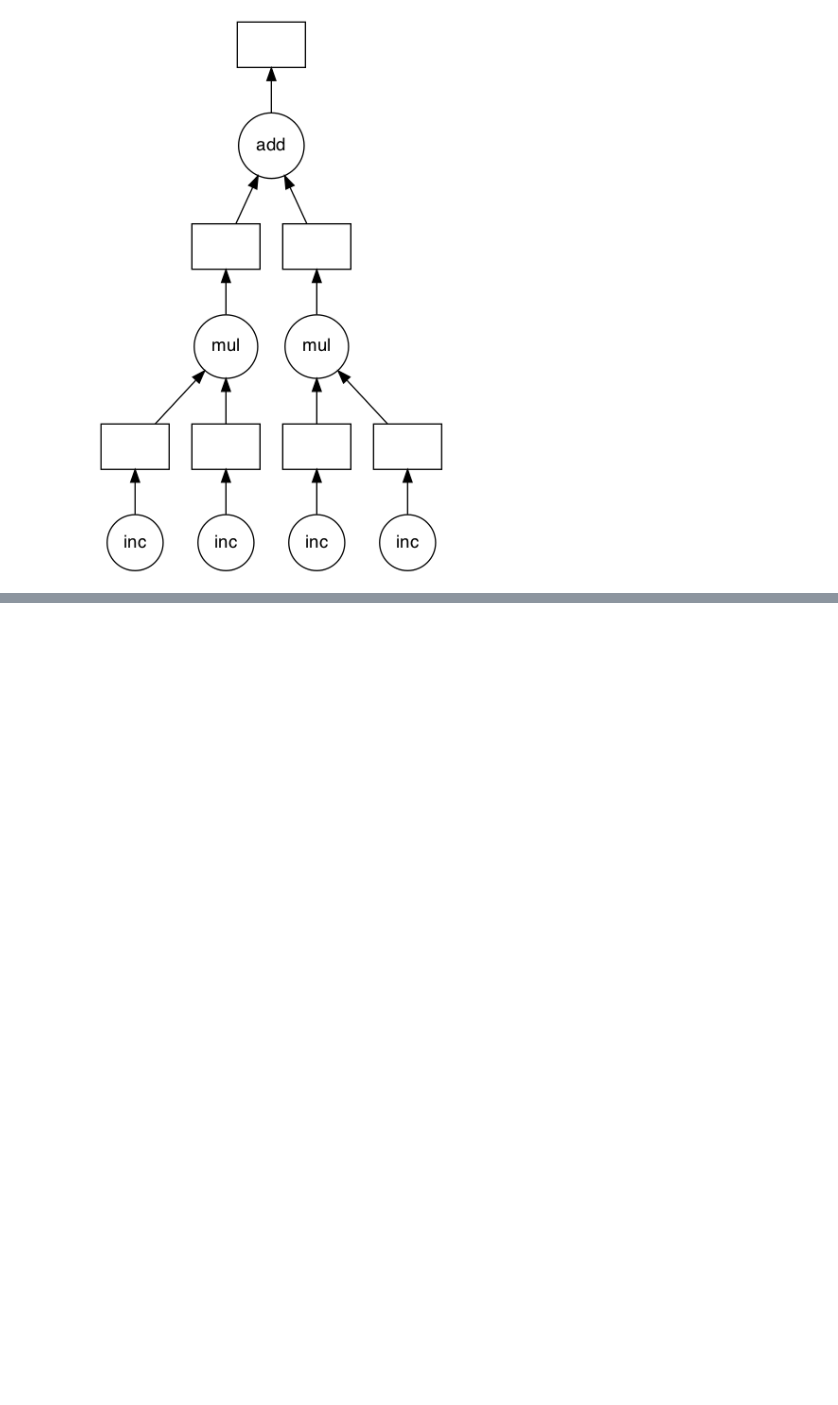
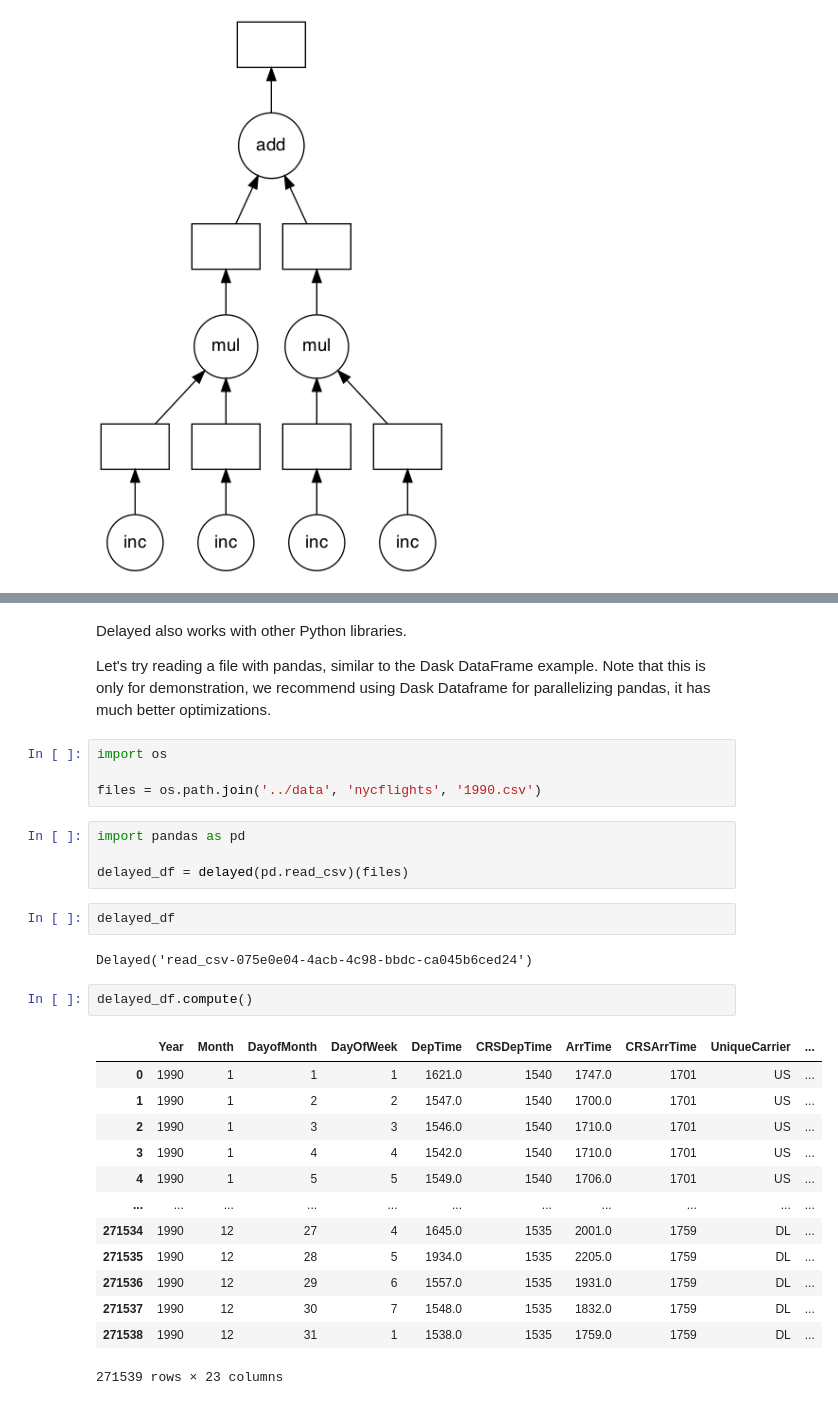
Before and after one commit to pavithraes/dask-mini-tutorial, a Jupyter notebook: notebooks/2_Delayed.ipynb, the cells around one changed output, grey strips where cells are left out. Saved outputs shown, nothing was run; the diff lists cells and outputs as text; blank space fills up the shorter version.

```diff
--- a/notebooks/2_Delayed.ipynb
+++ b/notebooks/2_Delayed.ipynb
@@ -233,2 +238,34 @@ CPU times: user 1.54 ms, sys: 1.39 ms, total: 2.93 ms
 Wall time: 1.01 s
 60
+# %% [markdown]
+Delayed also works with other Python libraries.
+
+Let's try reading a file with pandas, similar to the Dask DataFrame example. Note that this is only for demonstration, we recommend using Dask Dataframe for parallelizing pandas, it has much better optimizations.
+# %%
+import os
+
+files = os.path.join('../data', 'nycflights', '1990.csv')
+# %%
+import pandas as pd
+
+delayed_df = delayed(pd.read_csv)(files)
+# %%
+delayed_df
+# %% [output]
+Delayed('read_csv-075e0e04-4acb-4c98-bbdc-ca045b6ced24')
+# %%
+delayed_df.compute()
+# %% [output]
+|  | Year | Month | DayofMonth | DayOfWeek | DepTime | CRSDepTime | ArrTime | CRSArrTime | UniqueCarrier | ... |
+| 0 | 1990 | 1 | 1 | 1 | 1621.0 | 1540 | 1747.0 | 1701 | US | ... |
+| 1 | 1990 | 1 | 2 | 2 | 1547.0 | 1540 | 1700.0 | 1701 | US | ... |
+| 2 | 1990 | 1 | 3 | 3 | 1546.0 | 1540 | 1710.0 | 1701 | US | ... |
+| 3 | 1990 | 1 | 4 | 4 | 1542.0 | 1540 | 1710.0 | 1701 | US | ... |
+| 4 | 1990 | 1 | 5 | 5 | 1549.0 | 1540 | 1706.0 | 1701 | US | ... |
+| ... | ... | ... | ... | ... | ... | ... | ... | ... | ... | ... |
+| 271534 | 1990 | 12 | 27 | 4 | 1645.0 | 1535 | 2001.0 | 1759 | DL | ... |
+| 271535 | 1990 | 12 | 28 | 5 | 1934.0 | 1535 | 2205.0 | 1759 | DL | ... |
+| 271536 | 1990 | 12 | 29 | 6 | 1557.0 | 1535 | 1931.0 | 1759 | DL | ... |
+| 271537 | 1990 | 12 | 30 | 7 | 1548.0 | 1535 | 1832.0 | 1759 | DL | ... |
+| 271538 | 1990 | 12 | 31 | 1 | 1538.0 | 1535 | 1759.0 | 1759 | DL | ... |
+271539 rows × 23 columns
```
Also changed, not shown: parts of 24 cells of this notebook, 2 other files.
